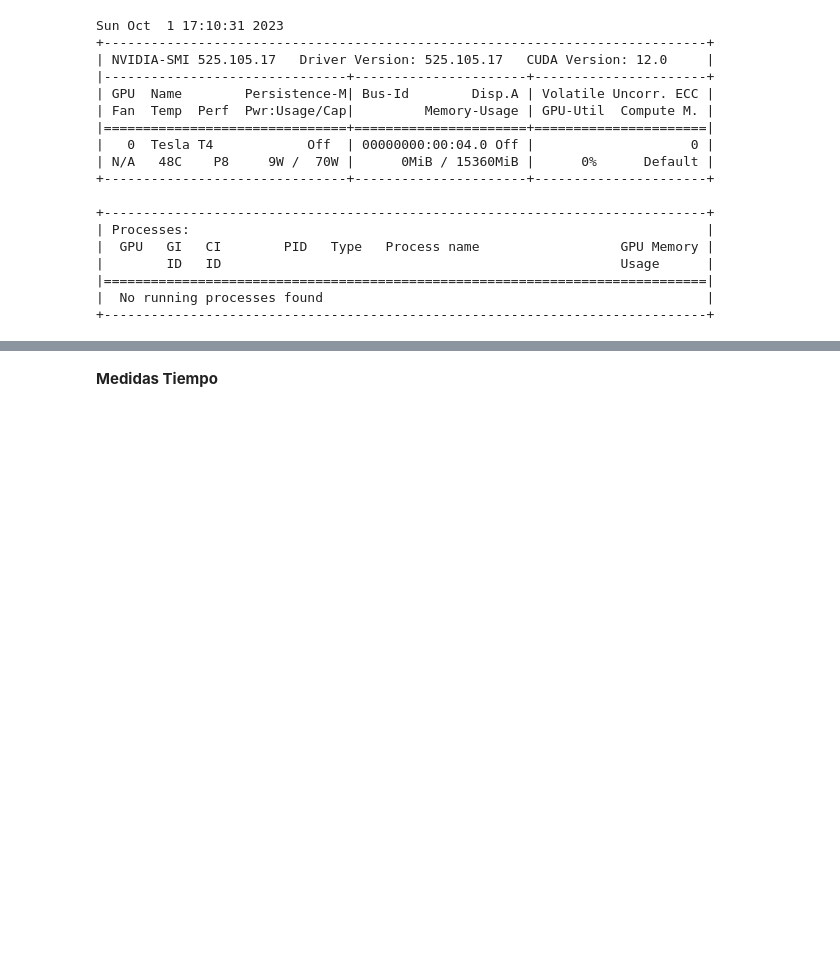
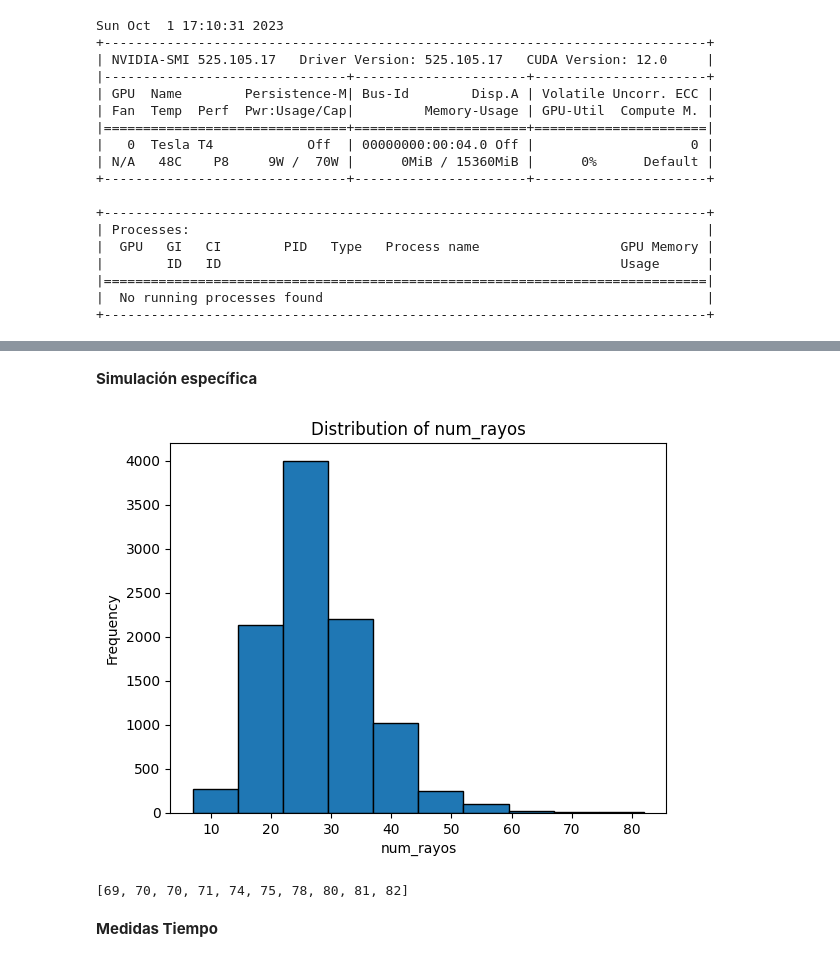
Before and after one commit to cardstdani/practica-eda, a Jupyter notebook: NotebookEDA.ipynb, the cells around one changed output, grey strips where cells are left out. Cells and saved outputs as stored; diff of their text form; code cells hidden in the pictures; blank space fills up the shorter version.

```diff
--- a/NotebookEDA.ipynb
+++ b/NotebookEDA.ipynb
@@ -138,6 +139,33 @@ X . . X X . . . . X
 X X X . . X X . X X
 X X X X X . . . . X
 . X X X . X X . . .
+# %% [markdown]
+**Simulación específica**
+# %%
+celda = CeldaSimple()
+y = []
+n = 7
+
+random.seed()
+for k in range(10000):
+    celda.Inicializar(n)
+    num_rayos = 0
+    while not celda.Cortocircuito():
+        # Elegir átomo al azar y transmutarlo
+        celda.RayoCosmico(random.randint(0, n - 1), random.randint(0, n - 1))
+        num_rayos += 1
+    #print(num_rayos)
+    y.append(num_rayos)
+
+plt.hist(y, edgecolor='black')
+plt.title('Distribution of num_rayos')
+plt.xlabel('num_rayos')
+plt.ylabel('Frequency')
+plt.show()
+print(sorted(y)[-10:])
+# %% [output]
+[figure, added]
+[69, 70, 70, 71, 74, 75, 78, 80, 81, 82]
 # %% [markdown]
 **Medidas Tiempo**
 # %%
```
Also changed, not shown: parts of 2 cells of this notebook.
